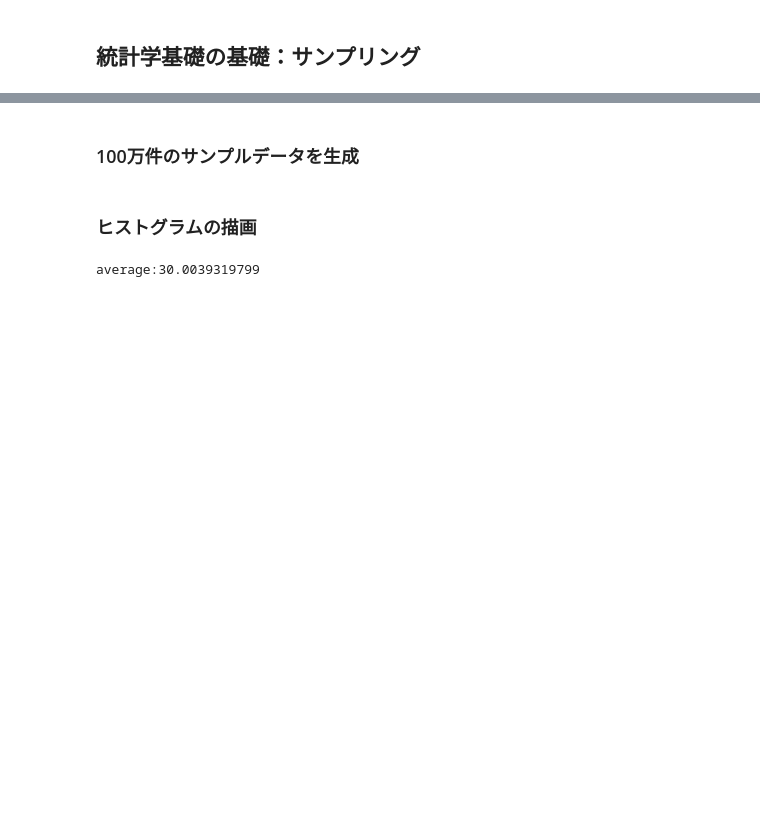
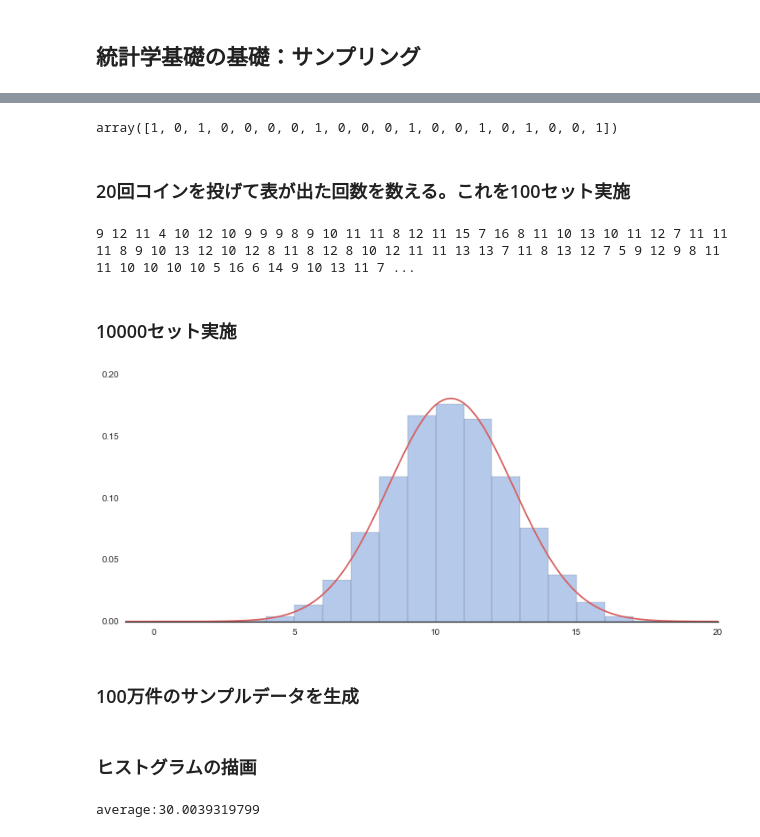
Before and after one commit to matsuken92/Qiita_Contents, a Jupyter notebook: statistics_lecture/Demonstration.ipynb, the cells around one changed output, grey strips where cells are left out. Saved outputs shown, nothing was run; the diff lists cells and outputs as text; code cells hidden in the pictures; blank space fills up the shorter version.

```diff
--- a/statistics_lecture/Demonstration.ipynb
+++ b/statistics_lecture/Demonstration.ipynb
@@ -16,3 +19,46 @@ import cPickle as pickle
+# %%
+# コイン投げ, 20回投げて表が1, 裏が0
+coin_toss = st.bernoulli.rvs(p=0.5, size=20)
+coin_toss
+# %% [output]
+array([1, 0, 1, 0, 0, 0, 0, 1, 0, 0, 0, 1, 0, 0, 1, 0, 1, 0, 0, 1])
+# %% [markdown]
+### 20回コインを投げて表が出た回数を数える。これを100セット実施
+# %%
+set_20 = []
+for i in range(100):
+    coin_toss = st.bernoulli.rvs(p=0.5, size=20)
+    print np.sum(coin_toss),
+# %% [output]
+9 12 11 4 10 12 10 9 9 9 8 9 10 11 11 8 12 11 15 7 16 8 11 10 13 10 11 12 7 11 11 11 8 9 10 13 12 10 12 8 11 8 12 8 10 12 11 11 13 13 7 11 8 13 12 7 5 9 12 9 8 11 11 10 10 10 10 5 16 6 14 9 10 13 11 7 ...
+# %% [markdown]
+### 10000セット実施
+# %%
+set_20 = []
+for i in range(10000):
+    coin_toss = st.bernoulli.rvs(p=0.5, size=20)
+    n = np.sum(coin_toss)
+    set_20.append(n)
+# %%
+# Set up the matplotlib figure
+data = np.array(set_20)
+
+f, axes = plt.subplots(1, 1, figsize=(12, 5), sharex=True)
+sns.despine(left=True)
+
+m = data.mean()
+s = data.std()
+# Plot a kernel density estimate and rug plot
+sns.distplot(data, hist=True, kde=True, bins=15, rug=False, color="b", kde_kws={"lw":0})
+
+xx = np.linspace(-5, 20, 501)
+yy = st.norm.pdf(xx, loc=m, scale=s)
+plt.plot(xx+.5,yy,"r")
+plt.xlim(-1,20)
+plt.ylim(0,0.20)
+plt.show()
+# %% [output]
+[figure, added]
 # %% [markdown]
 ### 100万件のサンプルデータを生成
 # %%
```
Also changed, not shown: parts of 12 cells of this notebook.
